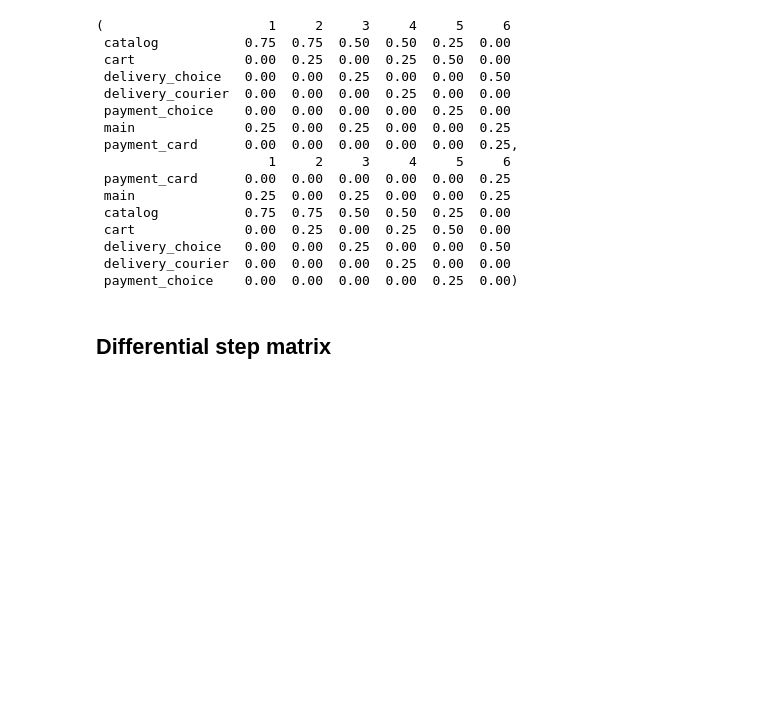
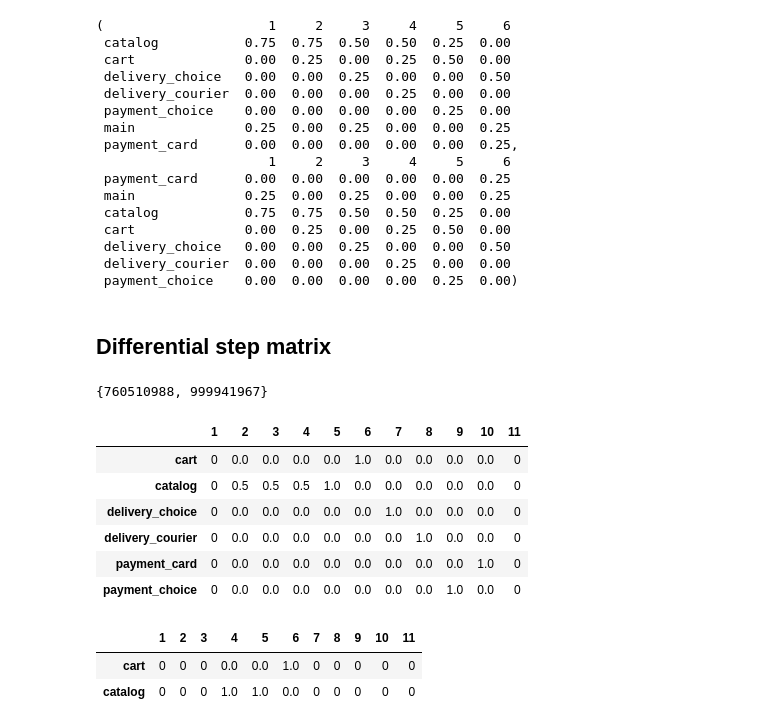
Before and after one commit to retentioneering/retentioneering-tools, a Jupyter notebook: examples/step_matrix_tests#PLAT-262.ipynb, the cells around one changed output. Saved outputs shown, nothing was run; the diff lists cells and outputs as text; code cells hidden in the pictures; blank space fills up the shorter version.

```diff
--- a/examples/step_matrix_tests#PLAT-262.ipynb
+++ b/examples/step_matrix_tests#PLAT-262.ipynb
@@ -855,17 +855,56 @@ correct_result
 # %%
 #dataset preparing
 # 4 users, 2 groups
+diff_matr_table_p1 = card_payers_table.query('user_id == 530349536 or user_id == 831095347' )
+diff_matr_table = diff_matr_table_p1.append(four_users_table.query('(user_id == 999941967 or user_id == 760510988) and event != "main"'))
 # %%
 # Differential step matrix
-g1 = set(data[data['event']=='payment_done']['user_id'])
-g2 = set(data['user_id']) - g1
-
-data.rete.step_matrix(max_steps=16,
-                      thresh = 0.05,
-                      centered={'event':'cart',
-                                'left_gap':5,
-                                'occurrence':1},
-                      groups=(g1, g2));
+g1 = set(diff_matr_table[diff_matr_table['event']=='payment_card']['user_id'])
+g2 = set(diff_matr_table['user_id']) - g1
+# %% [output]
+{760510988, 999941967}
 # %%
-diff_matr_table_p1 = card_payers_table.query('user_id == "530349536" or user_id == "831095347"' )
-diff_matr_table = diff_matr_table_p1.append('')
+# create source eventstream
+diff_matr_table_es = Eventstream(
+    raw_data=diff_matr_table,
+    raw_data_schema=raw_data_schema,
+    schema=EventstreamSchema()
+)
+g1_es = Eventstream(
+    raw_data=diff_matr_table.query('user_id in @g1'),
+    raw_data_schema=raw_data_schema,
+    schema=EventstreamSchema())
+g2_es = Eventstream(
+    raw_data=diff_matr_table.query('user_id in @g2'),
+    raw_data_schema=raw_data_schema,
+    schema=EventstreamSchema())
+# %%
+#sm g1
+step_matrix = StepMatrix(eventstream=g1_es,
+                          max_steps=11,
+                          centered={'event':'cart',
+                                  'left_gap':5,
+                                  'occurrence':1})
+
+step_matrix._get_plot_data()[0]
+# %% [output]
+|  | 1 | 2 | 3 | 4 | 5 | 6 | 7 | 8 | 9 | 10 | 11 |
+| cart | 0 | 0.0 | 0.0 | 0.0 | 0.0 | 1.0 | 0.0 | 0.0 | 0.0 | 0.0 | 0 |
+| catalog | 0 | 0.5 | 0.5 | 0.5 | 1.0 | 0.0 | 0.0 | 0.0 | 0.0 | 0.0 | 0 |
+| delivery_choice | 0 | 0.0 | 0.0 | 0.0 | 0.0 | 0.0 | 1.0 | 0.0 | 0.0 | 0.0 | 0 |
+| delivery_courier | 0 | 0.0 | 0.0 | 0.0 | 0.0 | 0.0 | 0.0 | 1.0 | 0.0 | 0.0 | 0 |
+| payment_card | 0 | 0.0 | 0.0 | 0.0 | 0.0 | 0.0 | 0.0 | 0.0 | 0.0 | 1.0 | 0 |
+| payment_choice | 0 | 0.0 | 0.0 | 0.0 | 0.0 | 0.0 | 0.0 | 0.0 | 1.0 | 0.0 | 0 |
+# %%
+#sm g2
+step_matrix = StepMatrix(eventstream=g2_es,
+                          max_steps=11,
+                          centered={'event':'cart',
+                                  'left_gap':5,
+                                  'occurrence':1})
+
+step_matrix._get_plot_data()[0]
+# %% [output]
+|  | 1 | 2 | 3 | 4 | 5 | 6 | 7 | 8 | 9 | 10 | 11 |
+| cart | 0 | 0 | 0 | 0.0 | 0.0 | 1.0 | 0 | 0 | 0 | 0 | 0 |
+| catalog | 0 | 0 | 0 | 1.0 | 1.0 | 0.0 | 0 | 0 | 0 | 0 | 0 |
```
Also changed, not shown: parts of 3 cells of this notebook.
